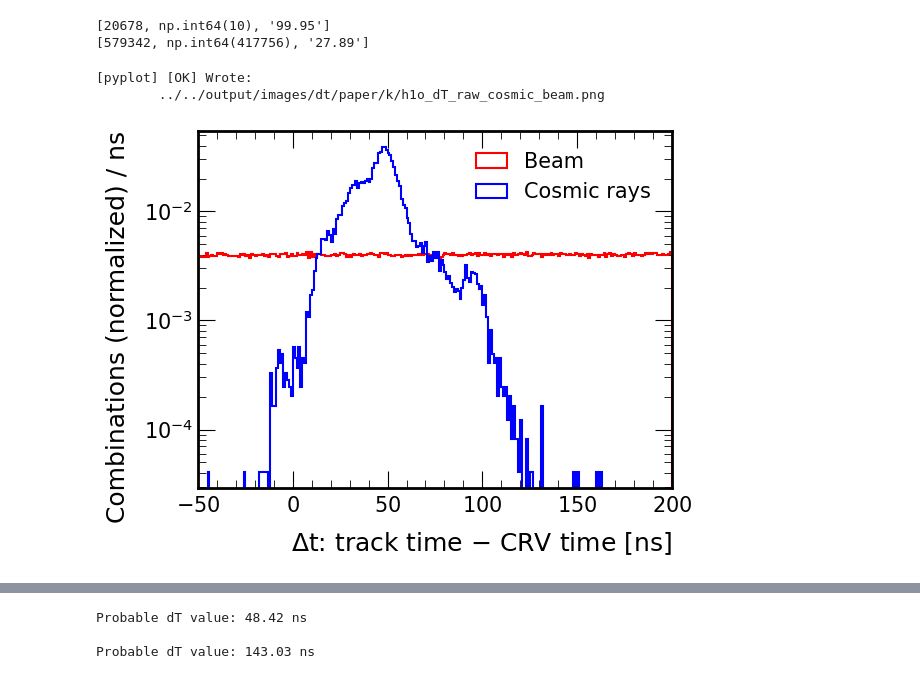
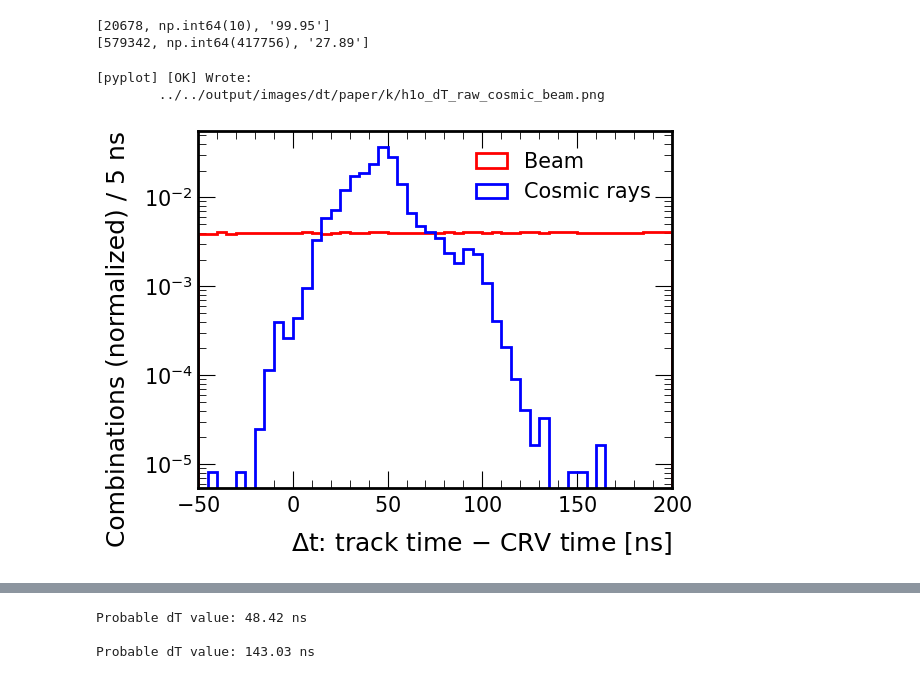
Before and after one commit to sam-grant/mu2e-cosmic, a Jupyter notebook: notebooks/dT/dt_optimisation.ipynb, the cells around one changed output, grey strips where cells are left out. Cells and saved outputs as stored; diff of their text form; code cells hidden in the pictures.

```diff
--- a/notebooks/dT/dt_optimisation.ipynb
+++ b/notebooks/dT/dt_optimisation.ipynb
@@ -158,25 +158,31 @@ img_base_path.mkdir(exist_ok=True, parents=True)
 # %%
 # Do we need the time cut here?
 # Should plot both ce and cry just so I know what's happening
+
+styles = {
+    "Beam" : {"linewidth":"2", "linecolor":"red"},
+    "Cosmic rays" : {"linewidth":"2", "linecolor":"blue"}
+}
 
 plotter.plot_1D_overlay(
     {
         "Beam": df_ce_mix['dT'].values,
         "Cosmic rays" : df_cry['dT'].values,
     },
-    nbins=250,
+    nbins=50,
     xmin=-50,
     xmax=200,
     log_y=True,
     xlabel=r"$\Delta t$: track time $-$ CRV time [ns]",
-    ylabel="Combinations (normalized) / ns",
+    ylabel="Combinations (normalized) / 5 ns",
     norm_by_area=True,
-    out_path = img_base_path / "h1o_dT_raw_cosmic_beam.png"
+    out_path = img_base_path / "h1o_dT_raw_cosmic_beam.png",
+    styles=styles
 )
 # %% [output]
 [pyplot] [OK] Wrote:
         ../../output/images/dt/paper/k/h1o_dT_raw_cosmic_beam.png
-[figure, old version]
+[figure, new version]
 # %%
 # def apply_start_end_cut(df, start_end_window=(420, 1700)):
 #     """"""
```
Also changed, not shown: parts of 7 cells of this notebook.
